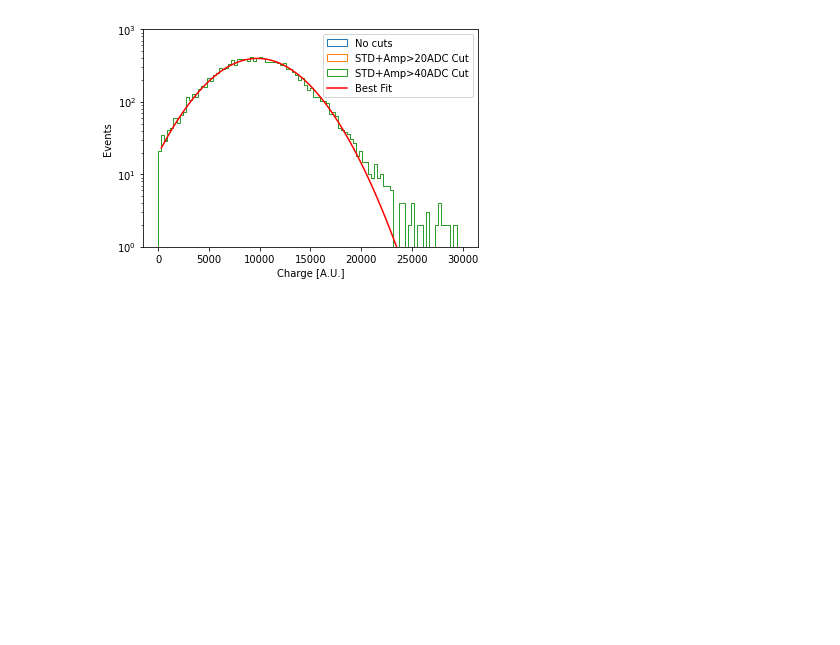
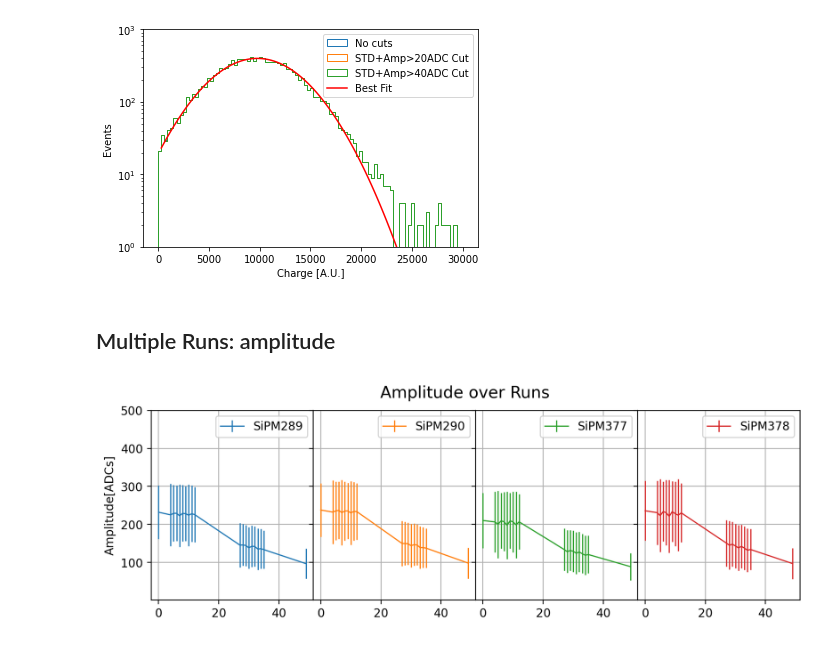
Before and after one commit to CIEMAT-Neutrino/SCINT, a Jupyter notebook: joython/joython_notebooks/Charges.ipynb, the cells around one changed output. Cells and saved outputs as stored; diff of their text form; code cells hidden in the pictures; blank space fills up the shorter version.

```diff
--- a/joython/joython_notebooks/Charges.ipynb
+++ b/joython/joython_notebooks/Charges.ipynb
@@ -132,3 +134,72 @@ plt.ylim([1,1e3])
 3925046.744152409
 (1, 1000.0)
 [figure]
+# %% [markdown]
+## Multiple Runs: amplitude
+# %%
+path="/media/rodrigoa/DiscoDuro/SBND_XA_PDE/APSAIA_VIS/joython/"
+Run_props=open_run_properties(0,"../macros/APSAIA_VIS.xlsx")
+Runs=open_runs_table("../macros/APSAIA_VIS.xlsx")
+
+
+# path="/media/rodrigoa/DiscoDuro/SBND_XA_PDE/APSAIA_VUV/joython/"
+# Run_props=open_run_properties(0,"../macros/APSAIA_VUV.xlsx")
+# Runs=open_runs_table("../macros/APSAIA_VUV.xlsx")
+
+Runs=Runs[Runs["Type"]=="Alfa"]
+
+
+amp  =np.zeros((len(Run_props["Channels"]),Runs["Run"].array.shape[0]))
+mean =np.zeros((len(Run_props["Channels"]),Runs["Run"].array.shape[0]))
+err  =np.zeros((len(Run_props["Channels"]),Runs["Run"].array.shape[0]))
+rate =np.zeros((len(Run_props["Channels"]),Runs["Run"].array.shape[0]))
+
+i=0
+
+for ch in Run_props["Channels"]:
+# for ch in [0]:
+    r=0;
+    for run in Runs["Run"].array:
+    # for run in [0]:
+
+        Run_props=open_run_properties(run,"../macros/APSAIA_VUV.xlsx")
+        run_path=path+"run"+str(run).zfill(2)+"/";
+        compress=False
+        Pedestal_vars=open_run_var(run_path,"Pedestal_vars",[ch],compressed=compress)
+        Charge_vars  =open_run_var(run_path ,"Charge_vars" ,[ch],compressed=compress)
+        Peak_vars    =open_run_var(run_path ,"Peak_vars"   ,[ch],compressed=compress)
+        TS=open_run_var(run_path,"Timestamp",[ch],compressed=compress)
+
+        Ped_CUT=Pedestal_vars[ch]["STD"]<10
+        counts,bins=np.histogram(Peak_vars[ch]["Peak"][Ped_CUT*Peak_vars[ch]["Peak"]>40],100,[0,1000]);
+
+        # plt.hist(Peak_vars[ch]["Peak"][Ped_CUT*Peak_vars[ch]["Peak"]>40],100,[0,1000]);
+
+        std=np.std(Peak_vars[ch]["Peak"][Ped_CUT*Peak_vars[ch]["Peak"]>40])
+
+        try:
+            popt, pcov = curve_fit(gauss, bins[1:], counts,p0=[max(counts),bins[np.argmax(counts)],std])
+            amp [i,r]=popt[0]
+            mean[i,r]=popt[1]
+            err [i,r]=popt[2]
+        except:
+            amp [i,r]=0
+            mean[i,r]=0
+            err [i,r]=0
+
+
+        r+=1;
+    i+=1;
+
+
+x=Runs["Run"].array
+ys=mean[:4]
+yer=err[:4]
+legend=Run_props["ChannelName"][:4]
+
+fig,axs=horizontal_subplots(x,ys,yer,legend)
+plt.suptitle("Amplitude over Runs", fontsize=14)
+axs[0].set_ylabel("Amplitude[ADCs]")
+for ax in axs: ax.set_ylim([2,500])
+# %% [output]
+[figure, added]
```
Also changed, not shown: parts of 5 cells of this notebook, 1 other file.
